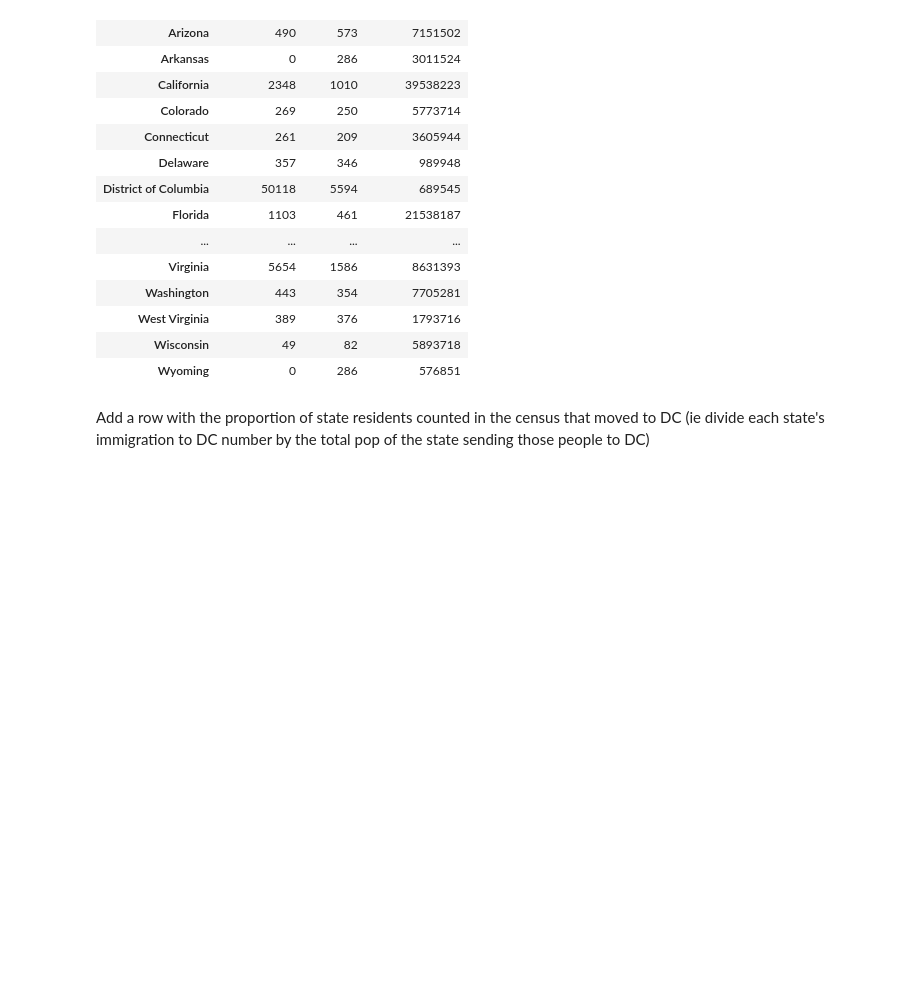
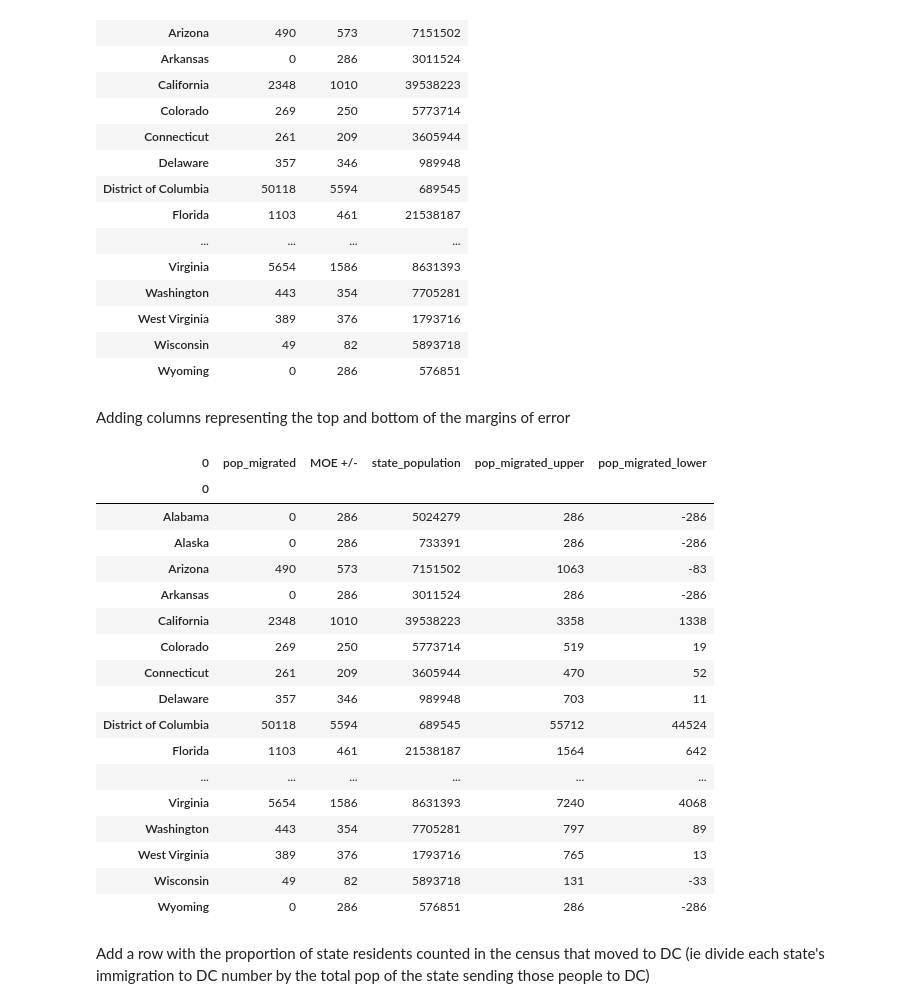
Before and after one commit to AbigailMihaly/D.C.-In-Migration-After-Elections, a Jupyter notebook: DC-migration-2005-ran.ipynb, the cells around one changed output. Saved outputs shown, nothing was run; the diff lists cells and outputs as text; code cells hidden in the pictures; blank space fills up the shorter version.

```diff
--- a/DC-migration-2005-ran.ipynb
+++ b/DC-migration-2005-ran.ipynb
@@ -372,6 +372,33 @@ df
 | West Virginia | 389 | 376 | 1793716 |
 | Wisconsin | 49 | 82 | 5893718 |
 | Wyoming | 0 | 286 | 576851 |
+# %% [markdown]
+Adding columns representing the top and bottom of the margins of error
+# %%
+df['pop_migrated_upper'] = pd.to_numeric(df['pop_migrated']) + pd.to_numeric(df['MOE +/-'])
+
+df['pop_migrated_lower'] = pd.to_numeric(df['pop_migrated']) - pd.to_numeric(df['MOE +/-'])
+
+df
+# %% [output]
+| 0 | pop_migrated | MOE +/- | state_population | pop_migrated_upper | pop_migrated_lower |
+| 0 |  |  |  |  |  |
+| Alabama | 0 | 286 | 5024279 | 286 | -286 |
+| Alaska | 0 | 286 | 733391 | 286 | -286 |
+| Arizona | 490 | 573 | 7151502 | 1063 | -83 |
+| Arkansas | 0 | 286 | 3011524 | 286 | -286 |
+| California | 2348 | 1010 | 39538223 | 3358 | 1338 |
+| Colorado | 269 | 250 | 5773714 | 519 | 19 |
+| Connecticut | 261 | 209 | 3605944 | 470 | 52 |
+| Delaware | 357 | 346 | 989948 | 703 | 11 |
+| District of Columbia | 50118 | 5594 | 689545 | 55712 | 44524 |
+| Florida | 1103 | 461 | 21538187 | 1564 | 642 |
+| ... | ... | ... | ... | ... | ... |
+| Virginia | 5654 | 1586 | 8631393 | 7240 | 4068 |
+| Washington | 443 | 354 | 7705281 | 797 | 89 |
+| West Virginia | 389 | 376 | 1793716 | 765 | 13 |
+| Wisconsin | 49 | 82 | 5893718 | 131 | -33 |
+| Wyoming | 0 | 286 | 576851 | 286 | -286 |
 # %% [markdown]
 Add a row with the proportion of state residents counted in the census that moved to DC (ie divide each state's immigration to DC number by the total pop of the state sending those people to DC)
 # %%
```
Also changed, not shown: parts of 4 cells of this notebook, 22 other files.
